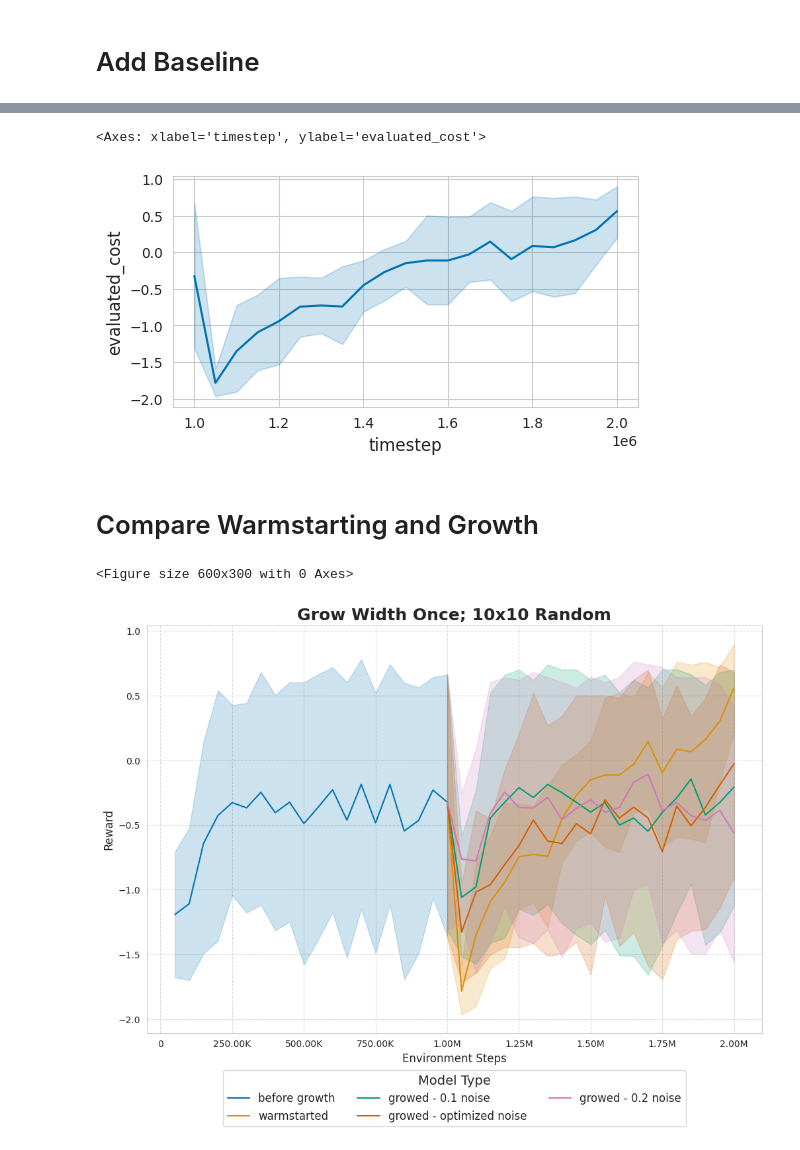
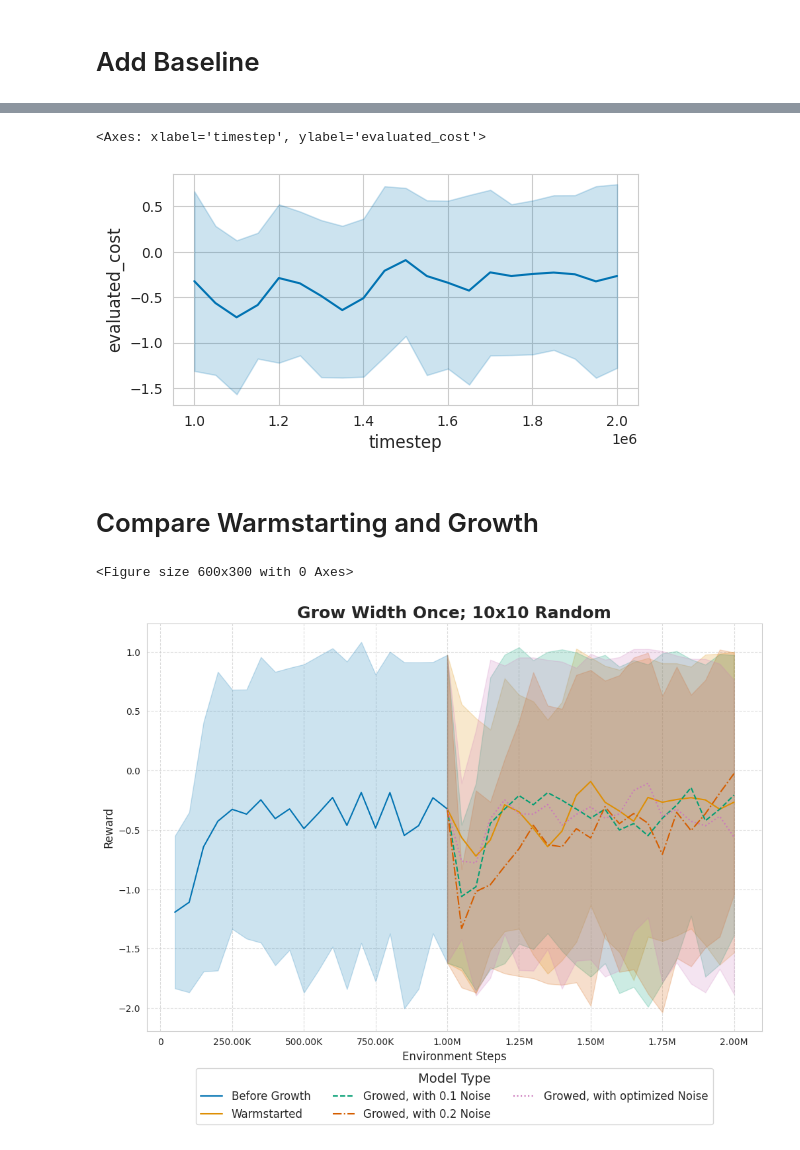
Before and after one commit to automl/GrowNN, a Jupyter notebook: plotting/minihack/grow_width_once/plot_grow_width_once.ipynb, the cells around one changed output, grey strips where cells are left out. Drawn from its saved outputs; the diff is of its cells as text; code cells hidden in the pictures.

Commit message:
Update plots

```diff
--- a/plotting/minihack/grow_width_once/plot_grow_width_once.ipynb
+++ b/plotting/minihack/grow_width_once/plot_grow_width_once.ipynb
@@ -367,4 +365,6 @@ table_name = "hpo_warmstart"
+# %%
+table_name_baseline = "hpo_warmstart_2_layers"
 # %%
-warmstarting_table = get_logtable(databse_name, table_name, "smac_callbacks", "baselines/minihack/blackbox_warmstart_hpo_1_layer/config/hpo_warmstart.yaml")
-smac_cost_warmstarting = warmstarting_table[warmstarting_table["experiment_id"] == 5]
+warmstarting_table = get_logtable(databse_name, table_name_baseline, "smac_callbacks", "baselines/minihack/blackbox_warmstart_hpo_1_layer/config/hpo_warmstart.yaml")
+smac_cost_warmstarting = warmstarting_table[warmstarting_table["experiment_id"] == 2]
 # %% [output]
@@ -403,3 +403,3 @@ Name: 48, dtype: object
 # %%
-training_process_after_warmstarting = get_logtable(databse_name, table_name, "training_process", "baselines/minihack/blackbox_warmstart_hpo_1_layer/config/hpo_warmstart.yaml")
+training_process_after_warmstarting = get_logtable(databse_name, table_name_baseline, "training_process", "baselines/minihack/blackbox_warmstart_hpo_1_layer/config/hpo_warmstart.yaml")
 # %% [output]
@@ -423,2 +423,2 @@ training_process_after_warmstarting = get_logtable(databse_name, table_name, "tr
 # %%
-training_process_after_warmstarting[(training_process_after_warmstarting["experiment_id"] == 5) & (training_process_after_warmstarting["trial_number"] == minimal_cost_trial)]
+training_process_after_warmstarting= training_process_after_warmstarting[(training_process_after_warmstarting["experiment_id"] == 2) & (training_process_after_warmstarting["trial_number"] == minimal_cost_trial)]
@@ -439,23 +425,22 @@ training_process_after_warmstarting[(training_process_after_warmstarting["experi
 # %%
 # Plot training process after warmstarting
-training_process_after_warmstarting = training_process_after_warmstarting[(training_process_after_warmstarting["experiment_id"] == 5) & (training_process_after_warmstarting["trial_number"] == minimal_cost_trial)]
 training_process_after_warmstarting["timestep"] += training_process_after_warmstarting["timestep"].max()
 training_process_after_warmstarting = pd.concat([last_timestep, training_process_after_warmstarting])
 sns.lineplot(data=training_process_after_warmstarting, x="timestep", y="evaluated_cost")
 # %% [output]
 <Axes: xlabel='timestep', ylabel='evaluated_cost'>
-[figure, old version]
+[figure, new version]
 # %% [markdown]
 # Compare Warmstarting and Growth
 # %%
 import seaborn as sns
 from utils.plotting import training_process_style
 training_process_style()
-sns.lineplot(data=relevat_training_process_before_growth, x="timestep", y="evaluated_cost", label="before growth")
-sns.lineplot(data=training_process_after_warmstarting, x="timestep", y="evaluated_cost", label="warmstarted")
-sns.lineplot(data=relevat_training_process_after_growth, x="timestep", y="evaluated_cost", label="growed - 0.1 noise")
-sns.lineplot(data=relevat_training_process_after_growth_2, x="timestep", y="mean_cost", label="growed - optimized noise")
-sns.lineplot(data=training_process_after_growth_3, x="timestep", y="mean_cost", label="growed - 0.2 noise")
+sns.lineplot(data=relevat_training_process_before_growth, x="timestep", y="evaluated_cost", label="Before Growth",errorbar = "sd")
+sns.lineplot(data=training_process_after_warmstarting, x="timestep", y="evaluated_cost", label="Warmstarted",errorbar = "sd")
+sns.lineplot(data=relevat_training_process_after_growth, x="timestep", y="evaluated_cost", label="Growed, with 0.1 Noise", linestyle="--",errorbar = "sd")
+sns.lineplot(data=relevat_training_process_after_growth_2, x="timestep", y="mean_cost", label="Growed, with 0.2 Noise", linestyle="-.",errorbar = "sd")
+sns.lineplot(data=training_process_after_growth_3, x="timestep", y="mean_cost", label="Growed, with optimized Noise", linestyle=":",errorbar = "std")
 
 plt.xlabel("Environment Steps")
 plt.ylabel("Reward")
@@ -465,4 +450,4 @@ plt.title("Grow Width Once; 10x10 Random", fontsize=18, fontweight="bold")
 plt.savefig("plotting/minihack/grow_width_once/grow_width_once_10x10_random.png", dpi=300, bbox_inches="tight")
 # %% [output]
 <Figure size 600x300 with 0 Axes>
-[figure, old version]
+[figure, new version]
```
Also changed, not shown: parts of 18 cells of this notebook, 3 other files.
